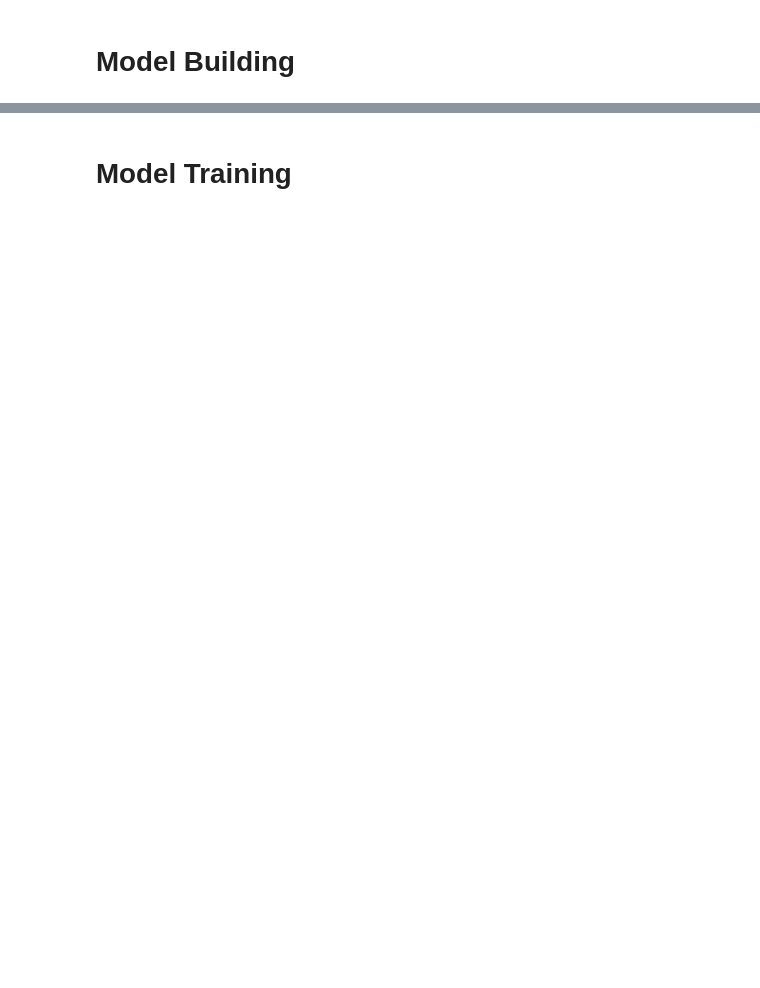
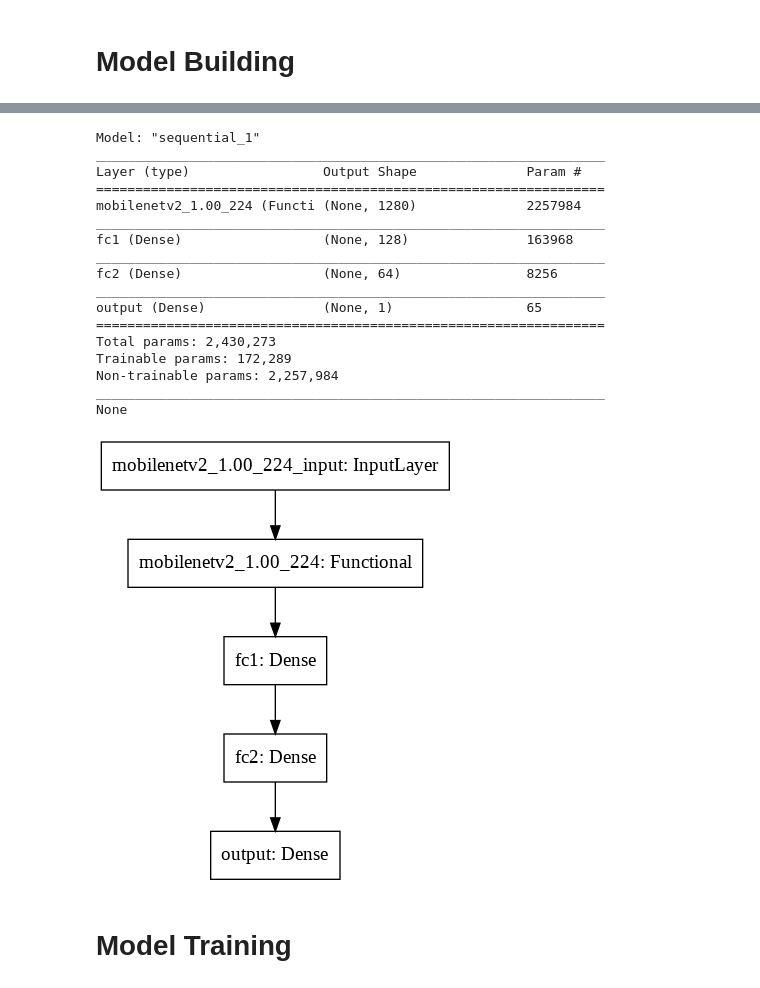
Before and after one commit to ReJackTion/cat-dog-image-classification, a Jupyter notebook: Cat_Dog_Classify.ipynb, the cells around one changed output, grey strips where cells are left out. Cells and saved outputs as stored; diff of their text form; code cells hidden in the pictures; blank space fills up the shorter version.

```diff
--- a/Cat_Dog_Classify.ipynb
+++ b/Cat_Dog_Classify.ipynb
@@ -160,6 +217,39 @@ Non-trainable params: 0
 _________________________________________________________________
 None
 [figure]
+# %%
+# Tranfer learning model
+model = tf.keras.models.Sequential([
+  pretrained_model,
+
+  tf.keras.layers.Dense(128, activation='leaky_relu', kernel_regularizer='l2', name='fc1'),
+  tf.keras.layers.Dense(64, activation='leaky_relu', kernel_regularizer='l2', name='fc2'),
+
+  tf.keras.layers.Dense(1, activation='sigmoid', name='output')
+  ])
+
+
+print(model.summary())
+tf.keras.utils.plot_model(model)
+# %% [output]
+Model: "sequential_1"
+_________________________________________________________________
+Layer (type)                 Output Shape              Param #
+=================================================================
+mobilenetv2_1.00_224 (Functi (None, 1280)              2257984
+_________________________________________________________________
+fc1 (Dense)                  (None, 128)               163968
+_________________________________________________________________
+fc2 (Dense)                  (None, 64)                8256
+_________________________________________________________________
+output (Dense)               (None, 1)                 65
+=================================================================
+Total params: 2,430,273
+Trainable params: 172,289
+Non-trainable params: 2,257,984
+_________________________________________________________________
+None
+[figure, added]
 # %% [markdown]
 # Model Training
 # %%
```
Also changed, not shown: parts of 13 cells of this notebook.
